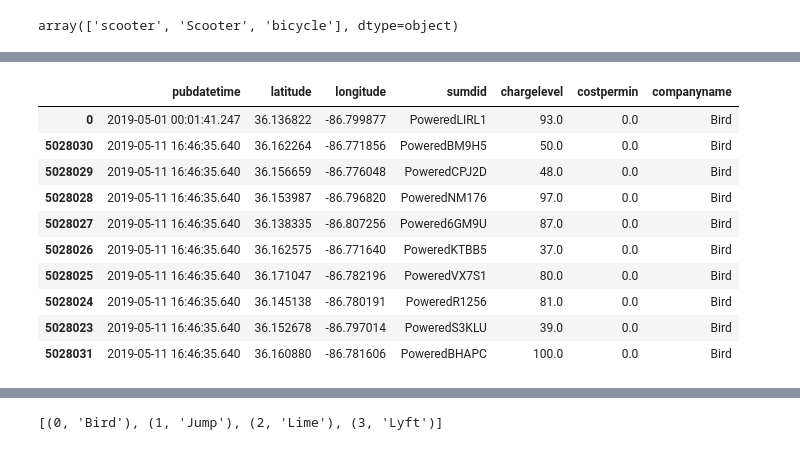
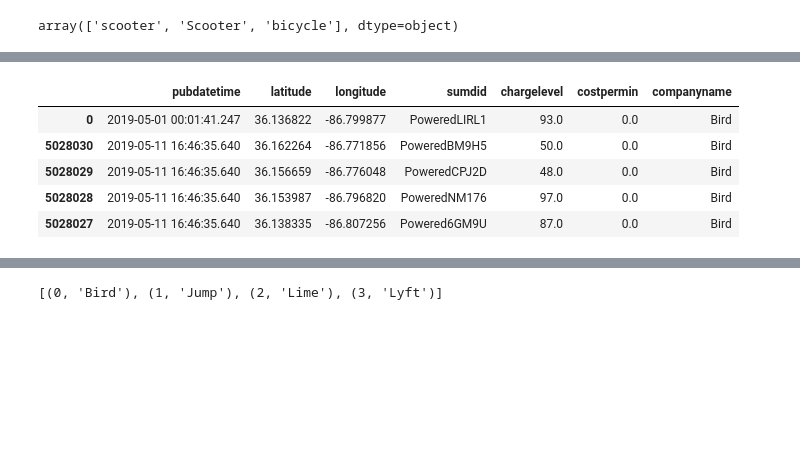
Before and after one commit to Quezadajl/nashville-scooters-project, a Jupyter notebook: notebooks/may.ipynb, the cells around one changed output, grey strips where cells are left out. Saved outputs shown, nothing was run; the diff lists cells and outputs as text; code cells hidden in the pictures; blank space fills up the shorter version.

```diff
--- a/notebooks/may.ipynb
+++ b/notebooks/may.ipynb
@@ -94,14 +117,9 @@ Wall time: 1.83 s
 # %%
-may_inv.head(10)
+may_inv.head(5)
 # %% [output]
 |  | pubdatetime | latitude | longitude | sumdid | chargelevel | costpermin | companyname |
 | 0 | 2019-05-01 00:01:41.247 | 36.136822 | -86.799877 | PoweredLIRL1 | 93.0 | 0.0 | Bird |
 | 5028030 | 2019-05-11 16:46:35.640 | 36.162264 | -86.771856 | PoweredBM9H5 | 50.0 | 0.0 | Bird |
 | 5028029 | 2019-05-11 16:46:35.640 | 36.156659 | -86.776048 | PoweredCPJ2D | 48.0 | 0.0 | Bird |
 | 5028028 | 2019-05-11 16:46:35.640 | 36.153987 | -86.796820 | PoweredNM176 | 97.0 | 0.0 | Bird |
 | 5028027 | 2019-05-11 16:46:35.640 | 36.138335 | -86.807256 | Powered6GM9U | 87.0 | 0.0 | Bird |
-| 5028026 | 2019-05-11 16:46:35.640 | 36.162575 | -86.771640 | PoweredKTBB5 | 37.0 | 0.0 | Bird |
-| 5028025 | 2019-05-11 16:46:35.640 | 36.171047 | -86.782196 | PoweredVX7S1 | 80.0 | 0.0 | Bird |
-| 5028024 | 2019-05-11 16:46:35.640 | 36.145138 | -86.780191 | PoweredR1256 | 81.0 | 0.0 | Bird |
-| 5028023 | 2019-05-11 16:46:35.640 | 36.152678 | -86.797014 | PoweredS3KLU | 39.0 | 0.0 | Bird |
-| 5028031 | 2019-05-11 16:46:35.640 | 36.160880 | -86.781606 | PoweredBHAPC | 100.0 | 0.0 | Bird |
```
Also changed, not shown: parts of 20 cells of this notebook.
